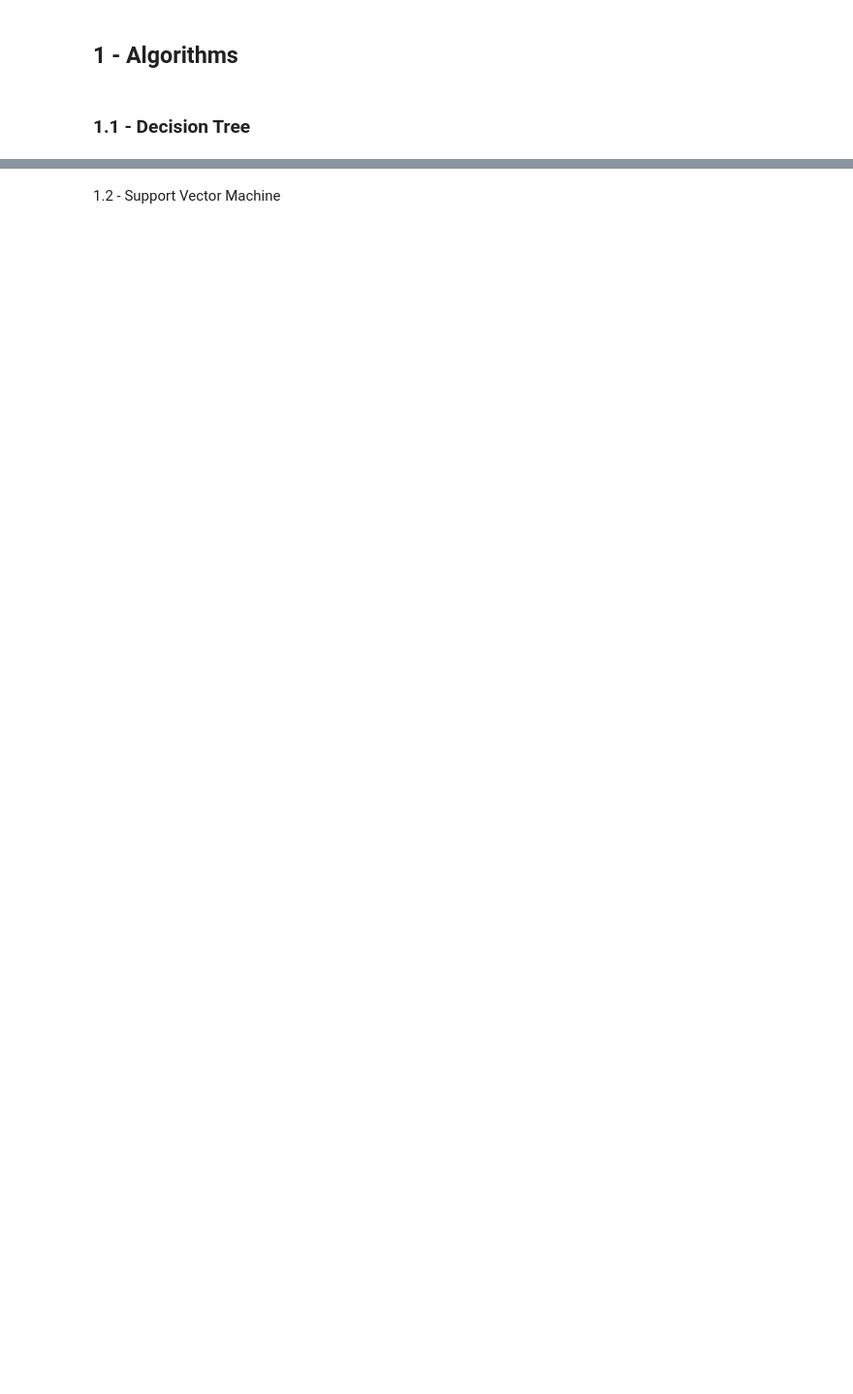
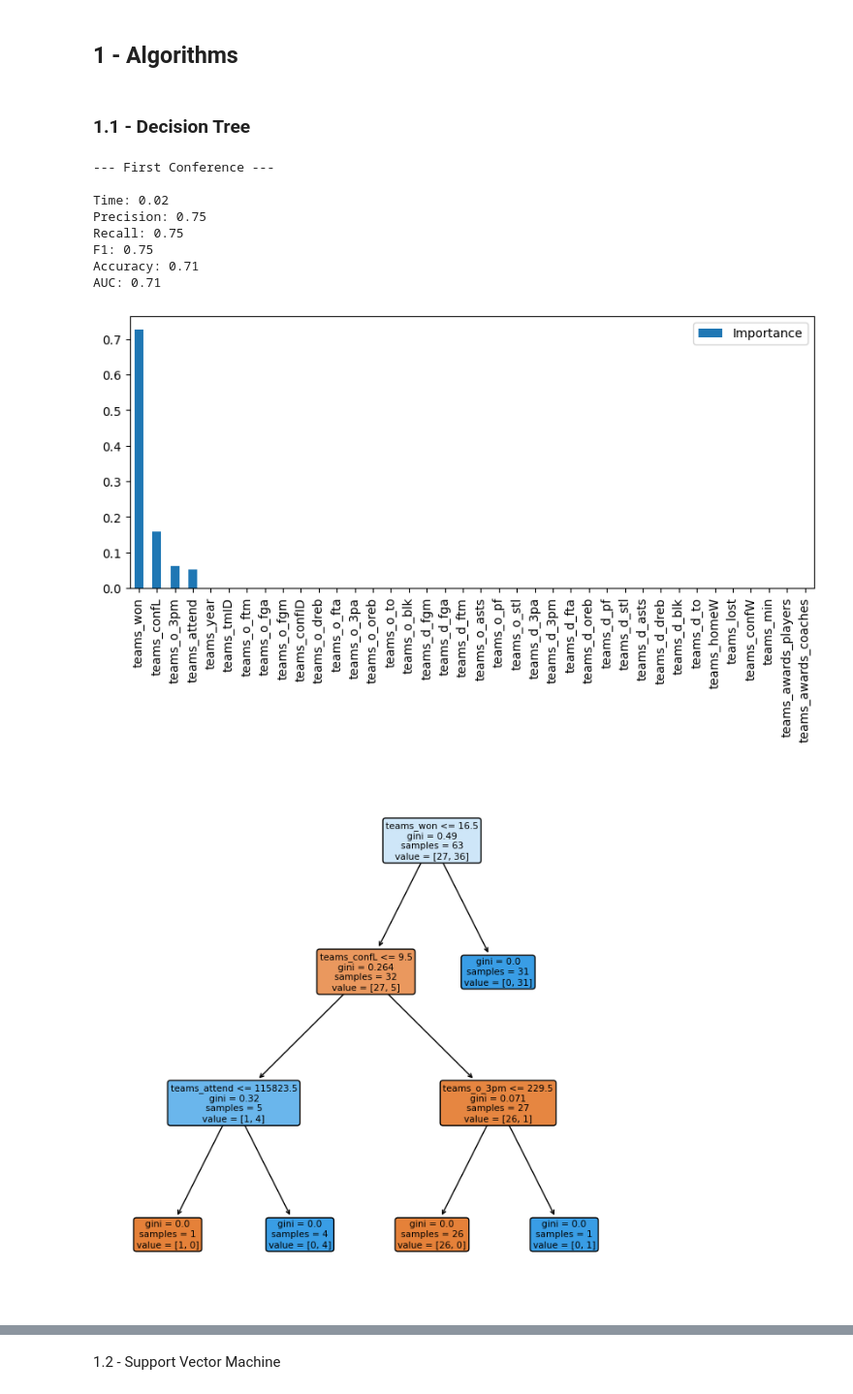
Before and after one commit to ritaleite03/FEUP-MEIC-AC, a Jupyter notebook: project_1/4_predictive.ipynb, the cells around one changed output, grey strips where cells are left out. Shown at 97% size. Drawn from its saved outputs; the diff is of its cells as text; code cells hidden in the pictures; blank space fills up the shorter version.

```diff
--- a/project_1/4_predictive.ipynb
+++ b/project_1/4_predictive.ipynb
@@ -107,7 +68,62 @@ def run_model(model, data, year, number):
 ## 1 - Algorithms
 # %% [markdown]
 ### 1.1 - Decision Tree
-# %%
-run_model(DecisionTreeClassifier(random_state=42), teams[teams['teams_confID'] == 0], 10, 4)
-run_model(DecisionTreeClassifier(random_state=42), teams[teams['teams_confID'] == 1], 10, 4)
-run_model(DecisionTreeClassifier(random_state=42), teams, 10, 8)
+# %%
+def algorithm(data, year, number):
+
+    train = data[data['teams_year'] < year]
+    test = data[data['teams_year'] == year]
+
+    # train.drop("teams_year", axis=1, inplace=True)
+    # test.drop("teams_year", axis=1, inplace=True)
+
+    X_train = train.drop("teams_playoff", axis=1)
+    Y_train = train["teams_playoff"]
+
+    X_test = test.drop("teams_playoff", axis=1)
+    Y_test = test["teams_playoff"]
+
+    start_time = time.time()
+
+    decision_tree = DecisionTreeClassifier(random_state=42)
+    decision_tree.fit(X_train, Y_train)
+
+    y_pred_proba = decision_tree.predict_proba(X_test)[:, 1]
+    y_pred = np.zeros_like(y_pred_proba)
+    y_pred[np.argsort(y_pred_proba)[-number:]] = 1
+
+    end_time = time.time()
+
+    # print(f"\nClassification Report:\n", classification_report(Y_test, y_pred))
+    print(f"Time: {(end_time - start_time):.2f}")
+    print(f"Precision: {precision_score(Y_test, y_pred):.2f}")
+    print(f"Recall: {recall_score(Y_test, y_pred):.2f}")
+    print(f"F1: {f1_score(Y_test, y_pred):.2f}")
+    print(f"Accuracy: {accuracy_score(Y_test, y_pred):.2f}")
+    print(f"AUC: { roc_auc_score(Y_test, y_pred):.2f}")
+
+    feature_importances_df = pd.DataFrame(decision_tree.feature_importances_, index=X_train.columns, columns=["Importance"])
+    feature_importances_df.sort_values(by='Importance', ascending=False, inplace=True)
+    feature_importances_df.plot(kind='bar', figsize=(10, 4))
+
+    plt.figure(figsize=(8, 8))
+    plot_tree(decision_tree, filled=True, feature_names=X_test.columns.to_list(), rounded=True)
+    plt.show()
+
+print("--- First Conference ---\n")
+algorithm(teams[teams['teams_confID']==0],10,4)
+print("\n--- Second Conference ---\n")
+algorithm(teams[teams['teams_confID']==1],10,4)
+print("\n--- All Conferences ---\n")
+algorithm(teams,9,8)
+# %% [output]
+--- First Conference ---
+
+Time: 0.02
+Precision: 0.75
+Recall: 0.75
+F1: 0.75
+Accuracy: 0.71
+AUC: 0.71
+[figure, added]
+[figure, added]
```
Also changed, not shown: parts of 10 cells of this notebook, 2 other files.
